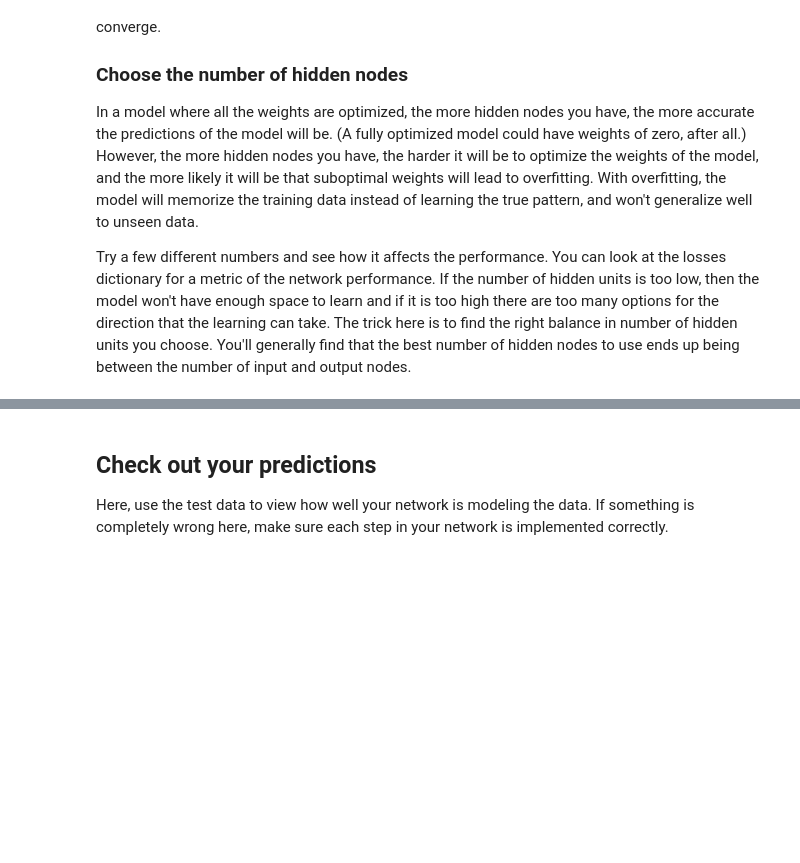
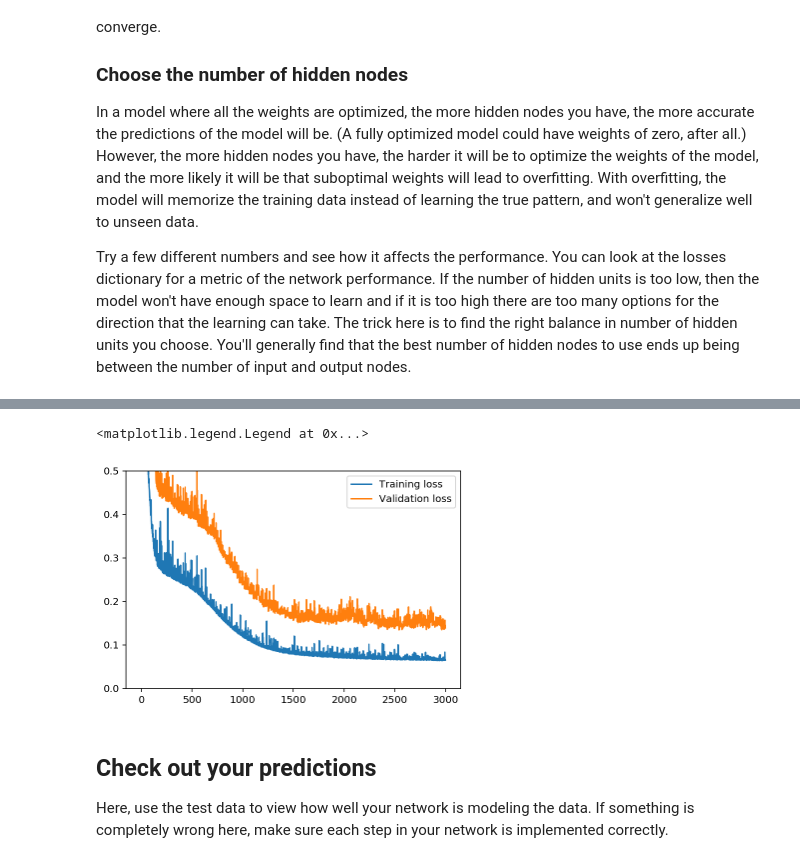
Before and after one commit to twojustin/deep-learning-projects, a Jupyter notebook: first-neural-network/Your_first_neural_network.ipynb, the cells around one changed output, grey strips where cells are left out. Cells and saved outputs as stored; diff of their text form; code cells hidden in the pictures; blank space fills up the shorter version.

```diff
--- a/first-neural-network/Your_first_neural_network.ipynb
+++ b/first-neural-network/Your_first_neural_network.ipynb
@@ -226,6 +214,10 @@ import sys
 ####################
 
 from my_answers import iterations, learning_rate, hidden_nodes, output_nodes
+iterations = 3000
+learning_rate = 1
+hidden_nodes = 12
+output_nodes = 1
 
 
 N_i = train_features.shape[1]
@@ -252,8 +246,12 @@ for ii in range(iterations):
 # %%
 plt.plot(losses['train'], label='Training loss')
 plt.plot(losses['validation'], label='Validation loss')
+plt.ylim([0,0.5])
 plt.legend()
-_ = plt.ylim()
+# _ = plt.ylim()
+# %% [output]
+<matplotlib.legend.Legend at 0x...>
+[figure, added]
 # %% [markdown]
 ## Check out your predictions
 
```
Also changed, not shown: parts of 4 cells of this notebook, 3 other files.
